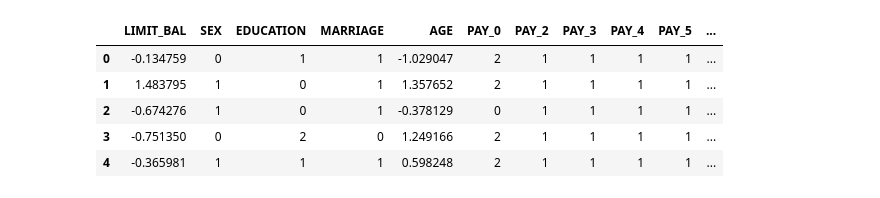
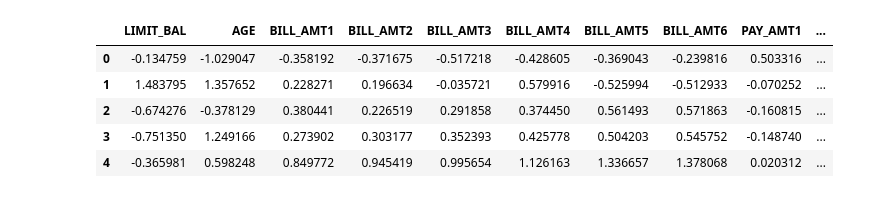
Before and after one commit to VRM1/PytorchRecipes, a Jupyter notebook: Examples/XGB.ipynb, the cells around one changed output. Cells and saved outputs as stored; diff of their text form; code cells hidden in the pictures.

```diff
--- a/Examples/XGB.ipynb
+++ b/Examples/XGB.ipynb
@@ -38,26 +38,26 @@ import os
 # %%
 lukup = {'defaultCredit':'default.payment.next.month', 'bank':'y'}
 name = 'defaultCredit'
 label = lukup[name]
 fold = 1
 train_df = pd.read_csv('/home/vineeth/Documents/GitWorkSpace/PytorchRecipes/TabularDataModels/Dataset/{}/fold{}/train/data.csv'.format(name, fold))
 valid_df = pd.read_csv('/home/vineeth/Documents/GitWorkSpace/PytorchRecipes/TabularDataModels/Dataset/{}/fold{}/valid/data.csv'.format(name, fold))
 test_df = pd.read_csv('/home/vineeth/Documents/GitWorkSpace/PytorchRecipes/TabularDataModels/Dataset/{}/fold{}/test/data.csv'.format(name, fold))
 train_label, valid_label, test_label = train_df[label], valid_df[label], test_df[label]
 train_df, valid_df, test_df = train_df.drop(label, axis=1), valid_df.drop(label, axis=1), test_df.drop(label, axis=1)
-# numerical_feat = pd.read_csv('/home/vineeth/Documents/GitWorkSpace/PytorchRecipes/SimpleMLP/Dataset/{}/numerical_clms.csv'.format(name)).columns
-# train_df = train_df[numerical_feat]
-# valid_df = valid_df[numerical_feat]
-# test_df = test_df[numerical_feat]
+numerical_feat = pd.read_csv('/home/vineeth/Documents/GitWorkSpace/PytorchRecipes/TabularDataModels/Dataset/{}/numerical_clms.csv'.format(name)).columns
+train_df = train_df[numerical_feat]
+valid_df = valid_df[numerical_feat]
+test_df = test_df[numerical_feat]
 predictors = train_df.columns
 train_df.head()
 # %% [output]
-|  | LIMIT_BAL | SEX | EDUCATION | MARRIAGE | AGE | PAY_0 | PAY_2 | PAY_3 | PAY_4 | PAY_5 | ... |
-| 0 | -0.134759 | 0 | 1 | 1 | -1.029047 | 2 | 1 | 1 | 1 | 1 | ... |
-| 1 | 1.483795 | 1 | 0 | 1 | 1.357652 | 2 | 1 | 1 | 1 | 1 | ... |
-| 2 | -0.674276 | 1 | 0 | 1 | -0.378129 | 0 | 1 | 1 | 1 | 1 | ... |
-| 3 | -0.751350 | 0 | 2 | 0 | 1.249166 | 2 | 1 | 1 | 1 | 1 | ... |
-| 4 | -0.365981 | 1 | 1 | 1 | 0.598248 | 2 | 1 | 1 | 1 | 1 | ... |
+|  | LIMIT_BAL | AGE | BILL_AMT1 | BILL_AMT2 | BILL_AMT3 | BILL_AMT4 | BILL_AMT5 | BILL_AMT6 | PAY_AMT1 | ... |
+| 0 | -0.134759 | -1.029047 | -0.358192 | -0.371675 | -0.517218 | -0.428605 | -0.369043 | -0.239816 | 0.503316 | ... |
+| 1 | 1.483795 | 1.357652 | 0.228271 | 0.196634 | -0.035721 | 0.579916 | -0.525994 | -0.512933 | -0.070252 | ... |
+| 2 | -0.674276 | -0.378129 | 0.380441 | 0.226519 | 0.291858 | 0.374450 | 0.561493 | 0.571863 | -0.160815 | ... |
+| 3 | -0.751350 | 1.249166 | 0.273902 | 0.303177 | 0.352393 | 0.425778 | 0.504203 | 0.545752 | -0.148740 | ... |
+| 4 | -0.365981 | 0.598248 | 0.849772 | 0.945419 | 0.995654 | 1.126163 | 1.336657 | 1.378068 | 0.020312 | ... |
 # %%
 # Prepare the train and valid datasets
 dtrain = xgb.DMatrix(train_df.values, train_label.values.flatten(), feature_names=predictors)
```
Also changed, not shown: parts of 3 cells of this notebook, 7 other files.
